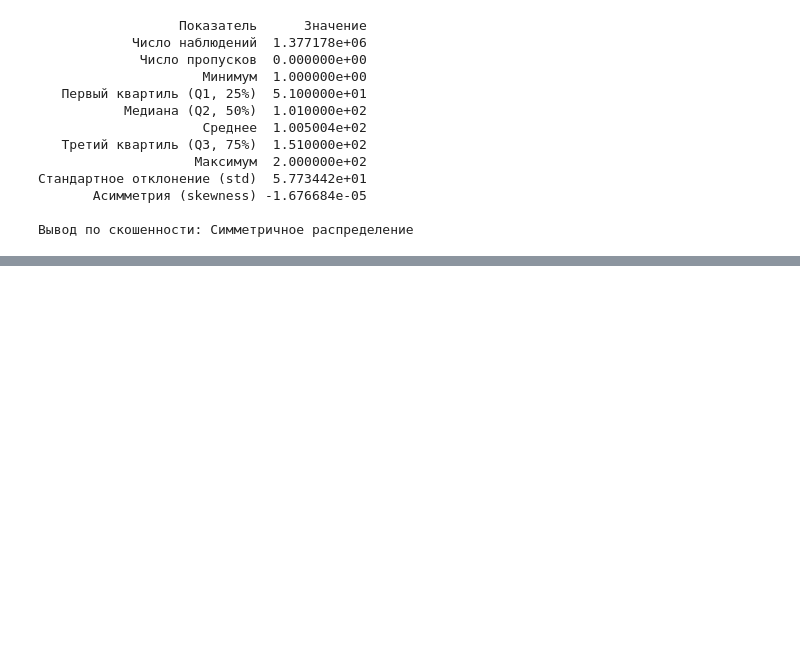
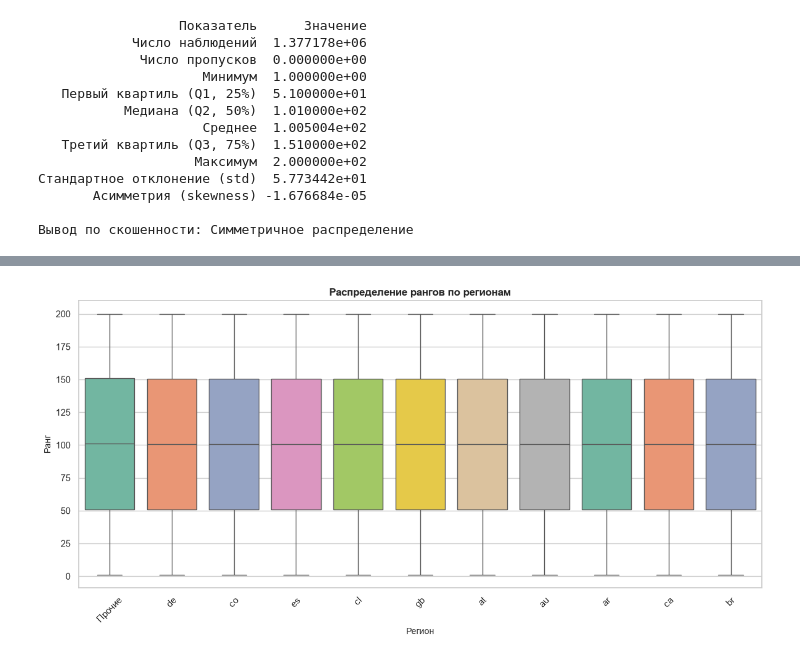
Before and after one commit to haeozo/Data, a Jupyter notebook: notebooks/04_eda.ipynb, the cells around one changed output, grey strips where cells are left out. Saved outputs shown, nothing was run; the diff lists cells and outputs as text; code cells hidden in the pictures; blank space fills up the shorter version.

```diff
--- a/notebooks/04_eda.ipynb
+++ b/notebooks/04_eda.ipynb
@@ -256,0 +313,23 @@ display(pivot_table)
+# %%
+top_n = 10
+top_groups = group_stats.nlargest(top_n, "Число записей")["Группа"].tolist()
+
+
+df_plot = df.copy()
+df_plot["plot_group"] = df_plot[GROUP_COL].apply(lambda x: x if x in top_groups else "Прочие")
+
+
+plt.figure(figsize=(12, 6))
+sns.boxplot(data=df_plot, x="plot_group", y=TARGET_COL, palette="Set2", hue="plot_group")
+plt.title(
+    "Распределение рангов по регионам",
+    fontsize=12,
+    fontweight="bold",
+)
+plt.xlabel("Регион", fontsize=10)
+plt.ylabel("Ранг", fontsize=10)
+plt.xticks(rotation=45)
+plt.tight_layout()
+plt.show()
+# %% [output]
+[figure, added]
```
Also changed, not shown: parts of 18 cells of this notebook.
